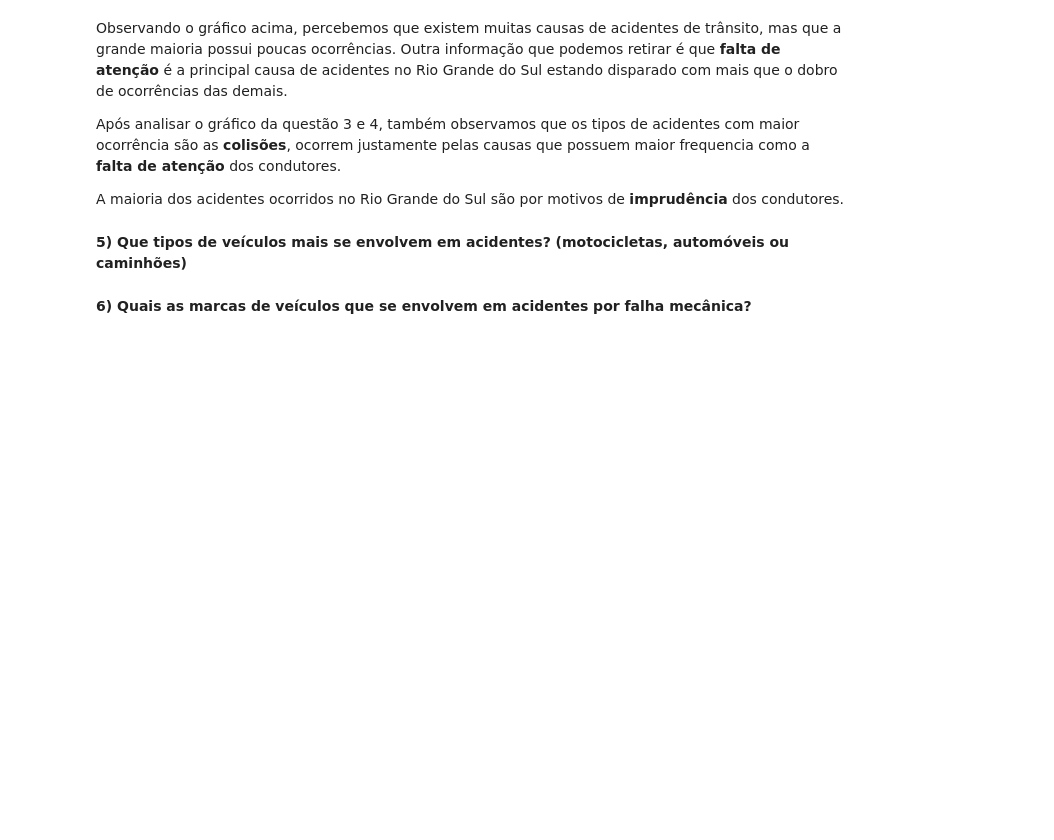
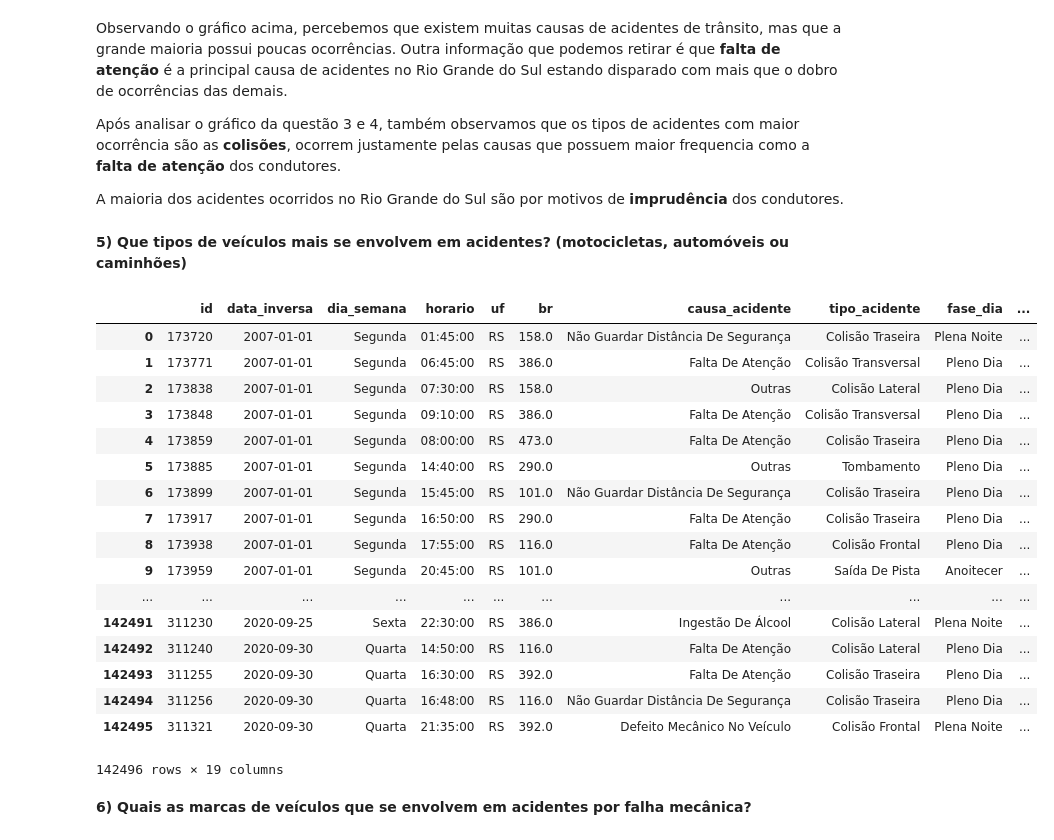
Before and after one commit to XQDLteam/brazil_highway_accidents, a Jupyter notebook: acidentes_br.ipynb, the cells around one changed output. Drawn from its saved outputs; the diff is of its cells as text; code cells hidden in the pictures; blank space fills up the shorter version.

```diff
--- a/acidentes_br.ipynb
+++ b/acidentes_br.ipynb
@@ -244,6 +298,27 @@ Após analisar o gráfico da questão 3 e 4, também observamos que os tipos de
 A maioria dos acidentes ocorridos no Rio Grande do Sul são por motivos de **imprudência** dos condutores.
 # %% [markdown]
 **5) Que tipos de veículos mais se envolvem em acidentes? (motocicletas, automóveis ou caminhões)**
+# %%
+df_ocorrencias
+# %% [output]
+|  | id | data_inversa | dia_semana | horario | uf | br | causa_acidente | tipo_acidente | fase_dia | ... |
+| 0 | 173720 | 2007-01-01 | Segunda | 01:45:00 | RS | 158.0 | Não Guardar Distância De Segurança | Colisão Traseira | Plena Noite | ... |
+| 1 | 173771 | 2007-01-01 | Segunda | 06:45:00 | RS | 386.0 | Falta De Atenção | Colisão Transversal | Pleno Dia | ... |
+| 2 | 173838 | 2007-01-01 | Segunda | 07:30:00 | RS | 158.0 | Outras | Colisão Lateral | Pleno Dia | ... |
+| 3 | 173848 | 2007-01-01 | Segunda | 09:10:00 | RS | 386.0 | Falta De Atenção | Colisão Transversal | Pleno Dia | ... |
+| 4 | 173859 | 2007-01-01 | Segunda | 08:00:00 | RS | 473.0 | Falta De Atenção | Colisão Traseira | Pleno Dia | ... |
+| 5 | 173885 | 2007-01-01 | Segunda | 14:40:00 | RS | 290.0 | Outras | Tombamento | Pleno Dia | ... |
+| 6 | 173899 | 2007-01-01 | Segunda | 15:45:00 | RS | 101.0 | Não Guardar Distância De Segurança | Colisão Traseira | Pleno Dia | ... |
+| 7 | 173917 | 2007-01-01 | Segunda | 16:50:00 | RS | 290.0 | Falta De Atenção | Colisão Traseira | Pleno Dia | ... |
+| 8 | 173938 | 2007-01-01 | Segunda | 17:55:00 | RS | 116.0 | Falta De Atenção | Colisão Frontal | Pleno Dia | ... |
+| 9 | 173959 | 2007-01-01 | Segunda | 20:45:00 | RS | 101.0 | Outras | Saída De Pista | Anoitecer | ... |
+| ... | ... | ... | ... | ... | ... | ... | ... | ... | ... | ... |
+| 142491 | 311230 | 2020-09-25 | Sexta | 22:30:00 | RS | 386.0 | Ingestão De Álcool | Colisão Lateral | Plena Noite | ... |
+| 142492 | 311240 | 2020-09-30 | Quarta | 14:50:00 | RS | 116.0 | Falta De Atenção | Colisão Lateral | Pleno Dia | ... |
+| 142493 | 311255 | 2020-09-30 | Quarta | 16:30:00 | RS | 392.0 | Falta De Atenção | Colisão Traseira | Pleno Dia | ... |
+| 142494 | 311256 | 2020-09-30 | Quarta | 16:48:00 | RS | 116.0 | Não Guardar Distância De Segurança | Colisão Traseira | Pleno Dia | ... |
+| 142495 | 311321 | 2020-09-30 | Quarta | 21:35:00 | RS | 392.0 | Defeito Mecânico No Veículo | Colisão Frontal | Plena Noite | ... |
+142496 rows × 19 columns
 # %% [markdown]
 **6) Quais as marcas de veículos que se envolvem em acidentes por falha mecânica?**
 # %% [markdown]
```
Also changed, not shown: parts of 6 cells of this notebook.
